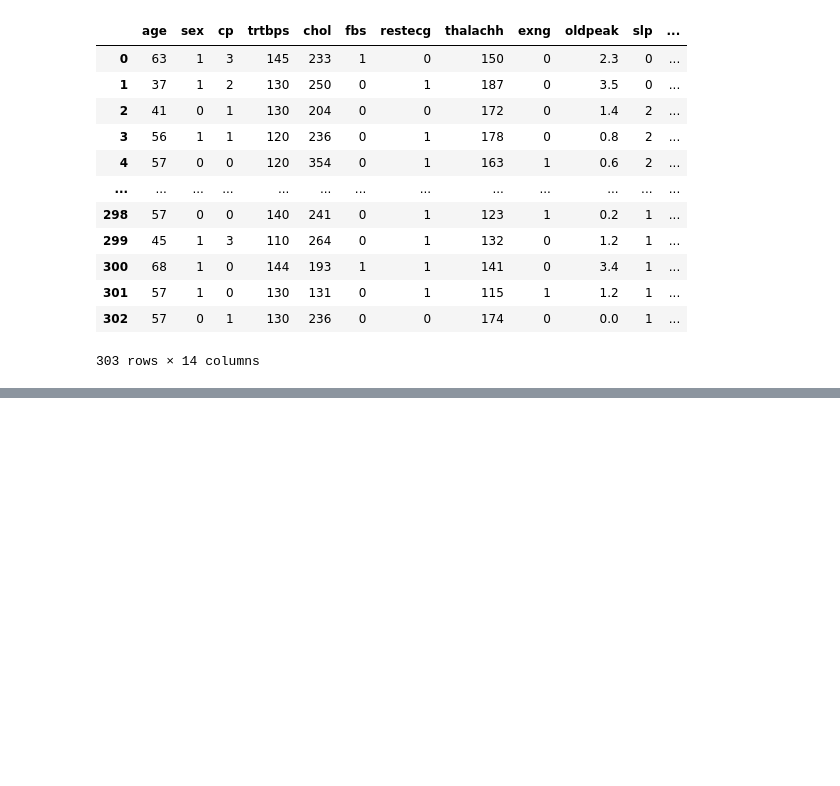
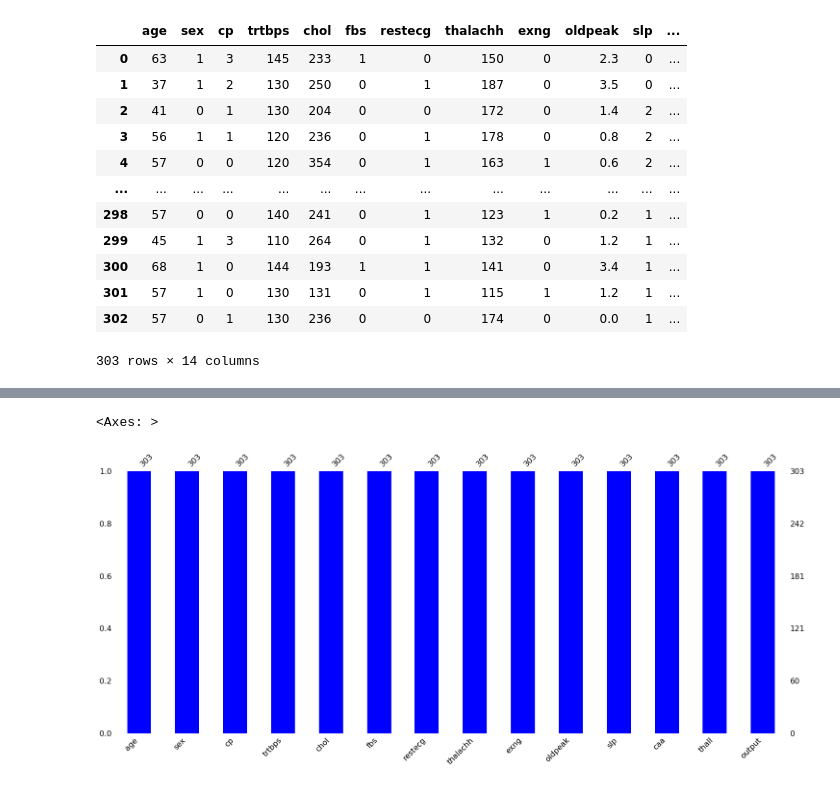
Before and after one commit to kumargautam02/machine_learning, a Jupyter notebook: Projects/heart_attack_analysis_project/main.ipynb, the cells around one changed output, grey strips where cells are left out. Cells and saved outputs as stored; diff of their text form; code cells hidden in the pictures; blank space fills up the shorter version.

```diff
--- a/Projects/heart_attack_analysis_project/main.ipynb
+++ b/Projects/heart_attack_analysis_project/main.ipynb
@@ -52,0 +81,6 @@ data
+# %%
+import missingno
+missingno.bar(data, color = 'b')
+# %% [output]
+<Axes: >
+[figure, added]
```
Also changed, not shown: parts of 7 cells of this notebook, 1 other file.
